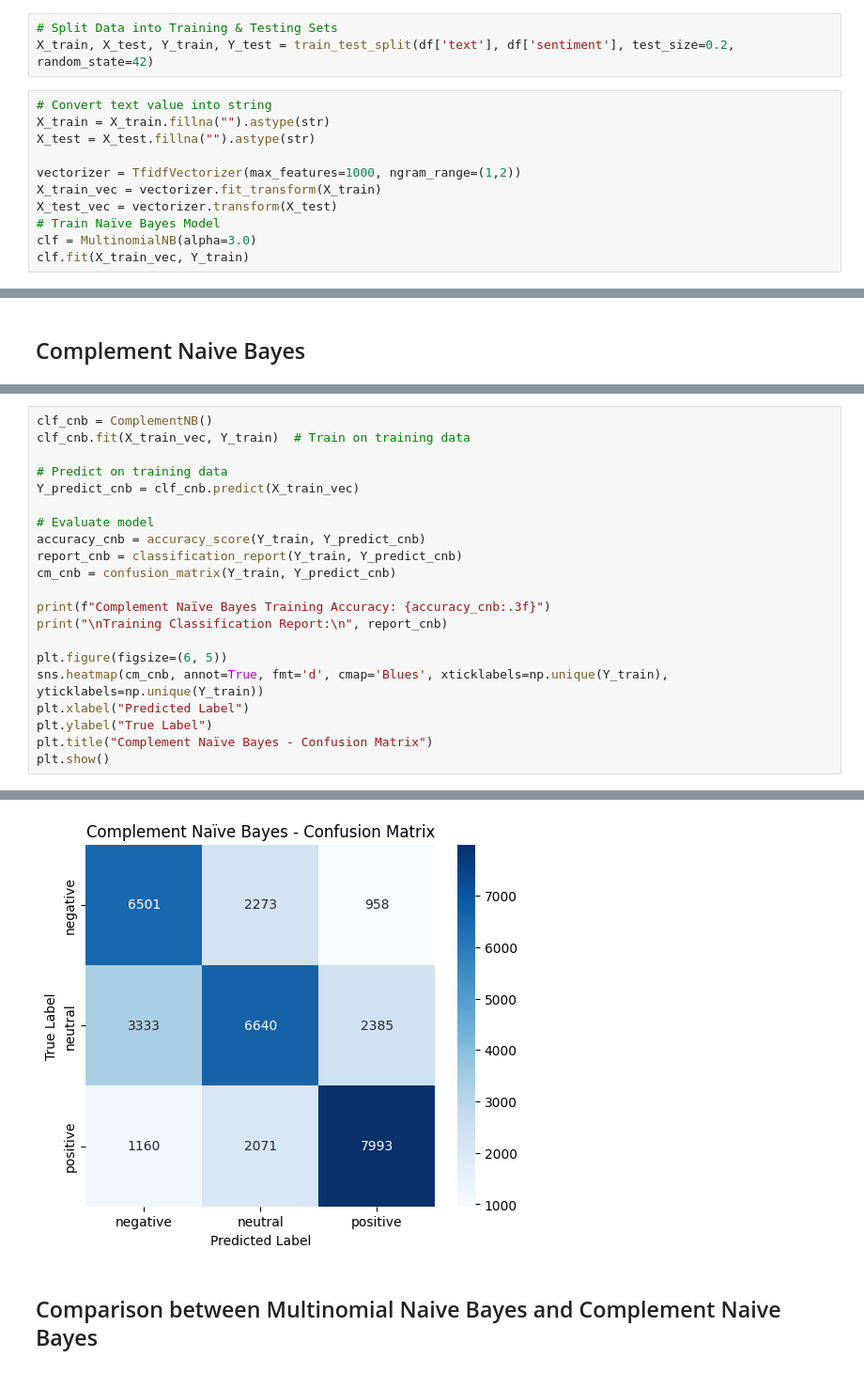
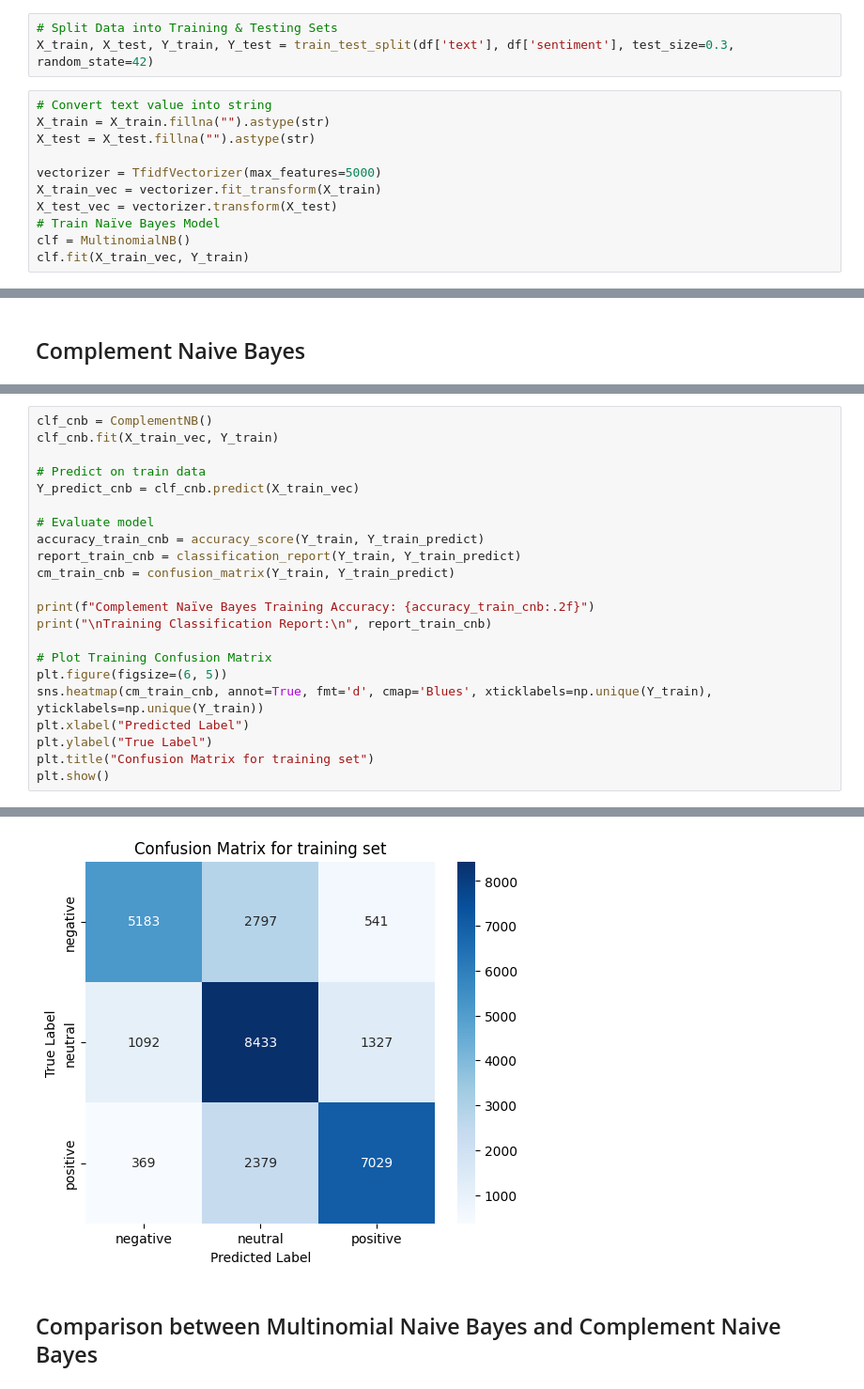
Before and after one commit to Axelxqy/Sentiment_Analysis, a Jupyter notebook: Sentiment_Analysis.ipynb, the cells around one changed output, grey strips where cells are left out. Shown at 94% size. Drawn from its saved outputs; the diff is of its cells as text.

```diff
--- a/Sentiment_Analysis.ipynb
+++ b/Sentiment_Analysis.ipynb
@@ -352,16 +352,16 @@ def remove_metadata(lines):
     return new_lines
 # %%
 # Split Data into Training & Testing Sets
-X_train, X_test, Y_train, Y_test = train_test_split(df['text'], df['sentiment'], test_size=0.2, random_state=42)
+X_train, X_test, Y_train, Y_test = train_test_split(df['text'], df['sentiment'], test_size=0.3, random_state=42)
 # %%
 # Convert text value into string
 X_train = X_train.fillna("").astype(str)
 X_test = X_test.fillna("").astype(str)
 
-vectorizer = TfidfVectorizer(max_features=1000, ngram_range=(1,2))
+vectorizer = TfidfVectorizer(max_features=5000)
 X_train_vec = vectorizer.fit_transform(X_train)
 X_test_vec = vectorizer.transform(X_test)
 # Train Naïve Bayes Model
-clf = MultinomialNB(alpha=3.0)
+clf = MultinomialNB()
 clf.fit(X_train_vec, Y_train)
 # %% [output]
@@ -479,22 +481,23 @@ weighted avg       0.61      0.61      0.61      8329
 # %%
 clf_cnb = ComplementNB()
-clf_cnb.fit(X_train_vec, Y_train)  # Train on training data
+clf_cnb.fit(X_train_vec, Y_train)
 
-# Predict on training data
+# Predict on train data
 Y_predict_cnb = clf_cnb.predict(X_train_vec)
 
 # Evaluate model
-accuracy_cnb = accuracy_score(Y_train, Y_predict_cnb)
-report_cnb = classification_report(Y_train, Y_predict_cnb)
-cm_cnb = confusion_matrix(Y_train, Y_predict_cnb)
+accuracy_train_cnb = accuracy_score(Y_train, Y_train_predict)
+report_train_cnb = classification_report(Y_train, Y_train_predict)
+cm_train_cnb = confusion_matrix(Y_train, Y_train_predict)
 
-print(f"Complement Naïve Bayes Training Accuracy: {accuracy_cnb:.3f}")
-print("\nTraining Classification Report:\n", report_cnb)
+print(f"Complement Naïve Bayes Training Accuracy: {accuracy_train_cnb:.2f}")
+print("\nTraining Classification Report:\n", report_train_cnb)
 
+# Plot Training Confusion Matrix
 plt.figure(figsize=(6, 5))
-sns.heatmap(cm_cnb, annot=True, fmt='d', cmap='Blues', xticklabels=np.unique(Y_train), yticklabels=np.unique(Y_train))
+sns.heatmap(cm_train_cnb, annot=True, fmt='d', cmap='Blues', xticklabels=np.unique(Y_train), yticklabels=np.unique(Y_train))
 plt.xlabel("Predicted Label")
 plt.ylabel("True Label")
-plt.title("Complement Naïve Bayes - Confusion Matrix")
+plt.title("Confusion Matrix for training set")
 plt.show()
 # %% [output]
@@ -513,3 +516,3 @@ weighted avg       0.63      0.63      0.63     33314
-[figure, old version]
+[figure, new version]
 # %% [markdown]
 ## Comparison between Multinomial Naive Bayes and Complement Naive Bayes
```
Also changed, not shown: parts of 11 cells of this notebook.
